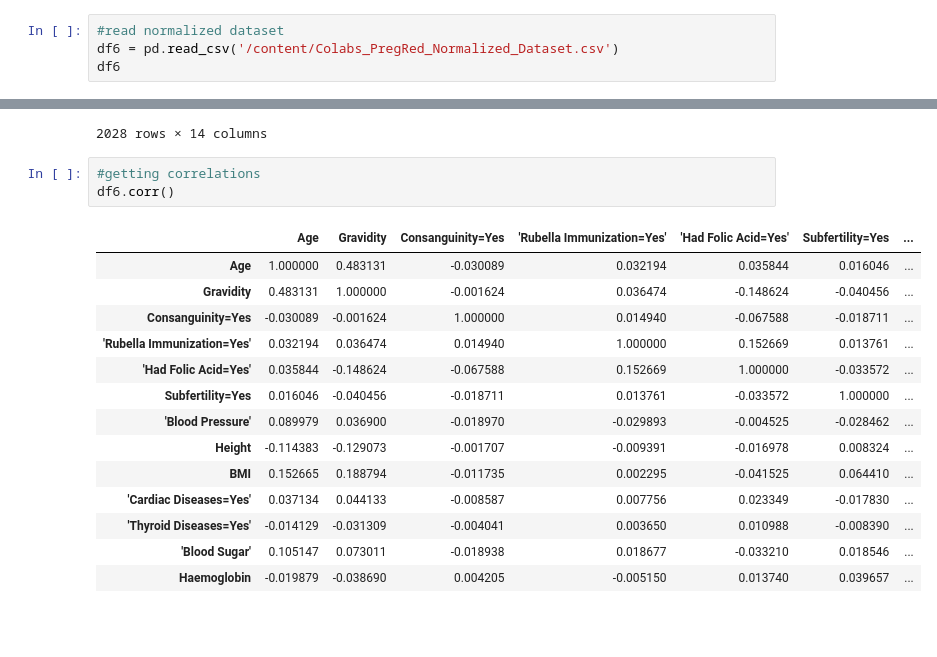
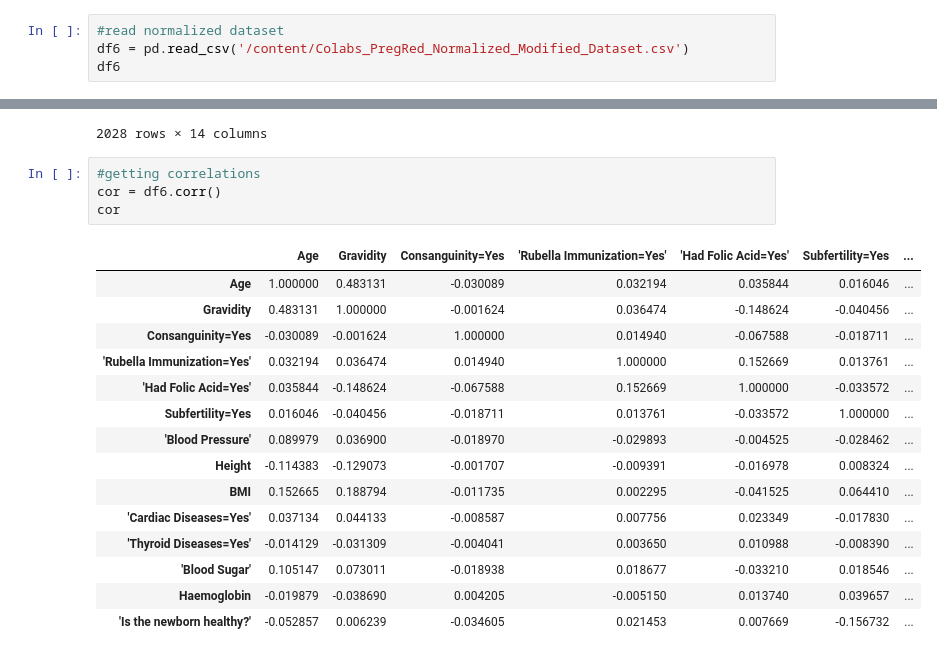
Before and after one commit to UmeshikaThathsarani/PregRed, a Jupyter notebook: Pregred_Umeshika.ipynb, the cells around one changed output, grey strips where cells are left out. Drawn from its saved outputs; the diff is of its cells as text; blank space fills up the shorter version.

```diff
--- a/Pregred_Umeshika.ipynb
+++ b/Pregred_Umeshika.ipynb
@@ -283,6 +283,6 @@ df5
 # %%
 #read normalized dataset
-df6 = pd.read_csv('/content/Colabs_PregRed_Normalized_Dataset.csv')
+df6 = pd.read_csv('/content/Colabs_PregRed_Normalized_Modified_Dataset.csv')
 df6
 # %% [output]
 |  | Age | Gravidity | Consanguinity=Yes | 'Rubella Immunization=Yes' | 'Had Folic Acid=Yes' | Subfertility=Yes | ... |
@@ -300,22 +300,24 @@ df6
 2028 rows × 14 columns
 # %%
 #getting correlations
-df6.corr()
+cor = df6.corr()
+cor
 # %% [output]
 |  | Age | Gravidity | Consanguinity=Yes | 'Rubella Immunization=Yes' | 'Had Folic Acid=Yes' | Subfertility=Yes | ... |
 | Age | 1.000000 | 0.483131 | -0.030089 | 0.032194 | 0.035844 | 0.016046 | ... |
 | Gravidity | 0.483131 | 1.000000 | -0.001624 | 0.036474 | -0.148624 | -0.040456 | ... |
 | Consanguinity=Yes | -0.030089 | -0.001624 | 1.000000 | 0.014940 | -0.067588 | -0.018711 | ... |
 | 'Rubella Immunization=Yes' | 0.032194 | 0.036474 | 0.014940 | 1.000000 | 0.152669 | 0.013761 | ... |
 | 'Had Folic Acid=Yes' | 0.035844 | -0.148624 | -0.067588 | 0.152669 | 1.000000 | -0.033572 | ... |
 | Subfertility=Yes | 0.016046 | -0.040456 | -0.018711 | 0.013761 | -0.033572 | 1.000000 | ... |
 | 'Blood Pressure' | 0.089979 | 0.036900 | -0.018970 | -0.029893 | -0.004525 | -0.028462 | ... |
 | Height | -0.114383 | -0.129073 | -0.001707 | -0.009391 | -0.016978 | 0.008324 | ... |
 | BMI | 0.152665 | 0.188794 | -0.011735 | 0.002295 | -0.041525 | 0.064410 | ... |
 | 'Cardiac Diseases=Yes' | 0.037134 | 0.044133 | -0.008587 | 0.007756 | 0.023349 | -0.017830 | ... |
 | 'Thyroid Diseases=Yes' | -0.014129 | -0.031309 | -0.004041 | 0.003650 | 0.010988 | -0.008390 | ... |
 | 'Blood Sugar' | 0.105147 | 0.073011 | -0.018938 | 0.018677 | -0.033210 | 0.018546 | ... |
 | Haemoglobin | -0.019879 | -0.038690 | 0.004205 | -0.005150 | 0.013740 | 0.039657 | ... |
+| 'Is the newborn healthy?' | -0.052857 | 0.006239 | -0.034605 | 0.021453 | 0.007669 | -0.156732 | ... |
 # %%
 #visualizing the correlations
 plt.figure(figsize=(16,10))
```
Also changed, not shown: parts of 4 cells of this notebook.
